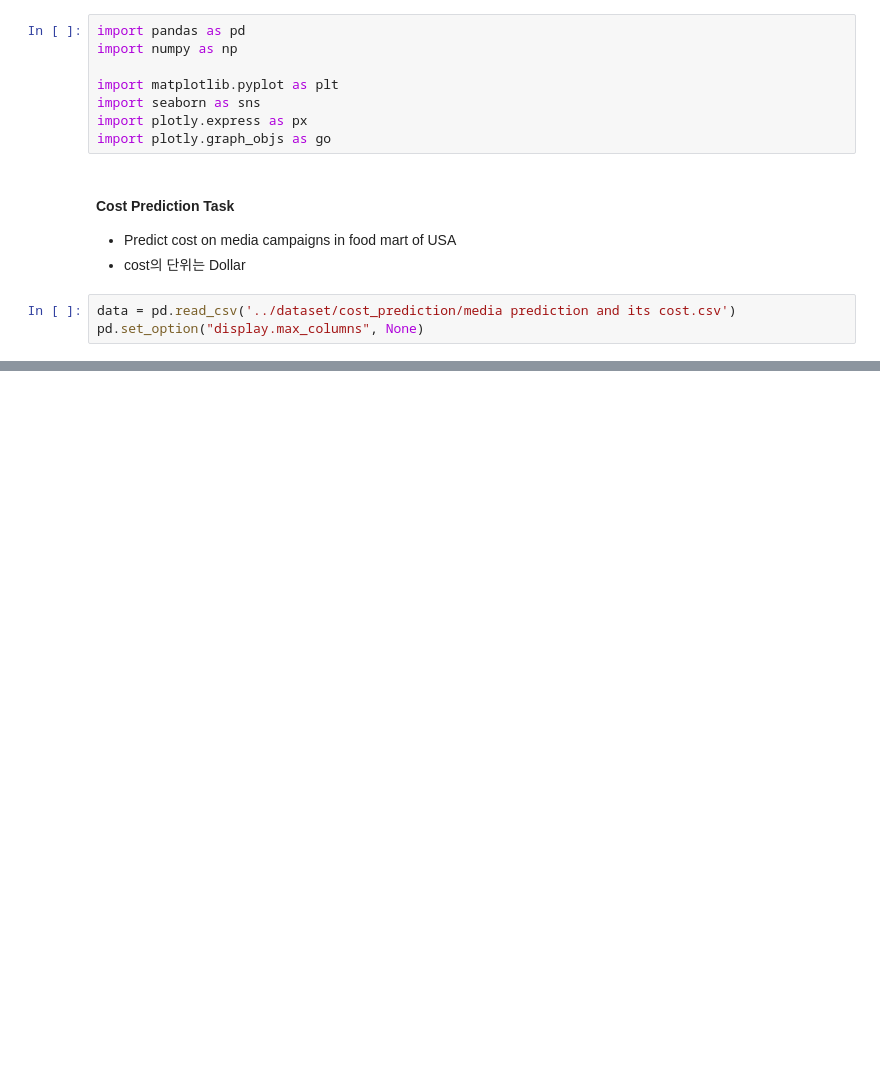
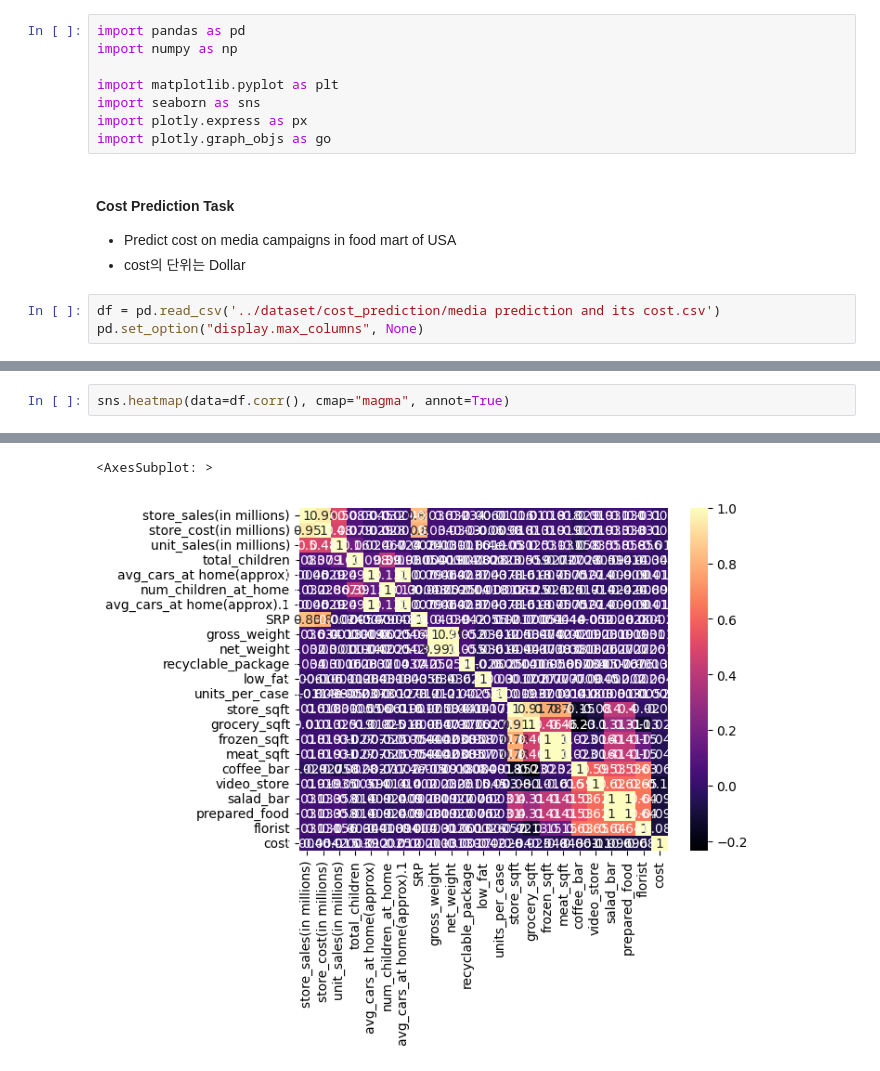
Before and after one commit to timosean/ML-playground, a Jupyter notebook: eda/practice.ipynb, the cells around one changed output, grey strips where cells are left out. Cells and saved outputs as stored; diff of their text form; blank space fills up the shorter version.

```diff
--- a/eda/practice.ipynb
+++ b/eda/practice.ipynb
@@ -11,6 +11,6 @@ import plotly.graph_objs as go
 - Predict cost on media campaigns in food mart of USA
 - cost의 단위는 Dollar
 # %%
-data = pd.read_csv('../dataset/cost_prediction/media prediction and its cost.csv')
+df = pd.read_csv('../dataset/cost_prediction/media prediction and its cost.csv')
 pd.set_option("display.max_columns", None)
 # %%
@@ -36,0 +58,3 @@ data.describe()
+# %%
+sns.heatmap(data=df.corr(), cmap="magma", annot=True)
+# %% [output]
@@ -36,0 +62,2 @@ data.describe()
+<AxesSubplot: >
+[figure, added]
```
Also changed, not shown: parts of 14 cells of this notebook.
